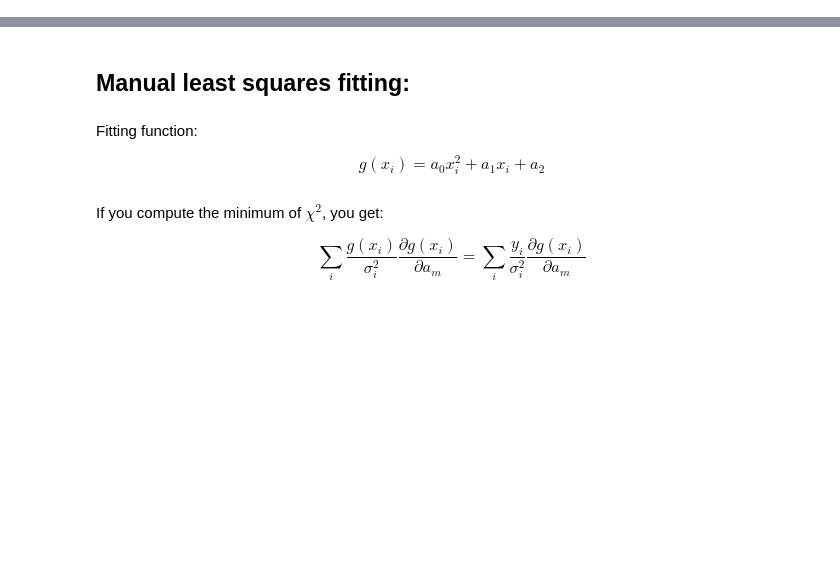
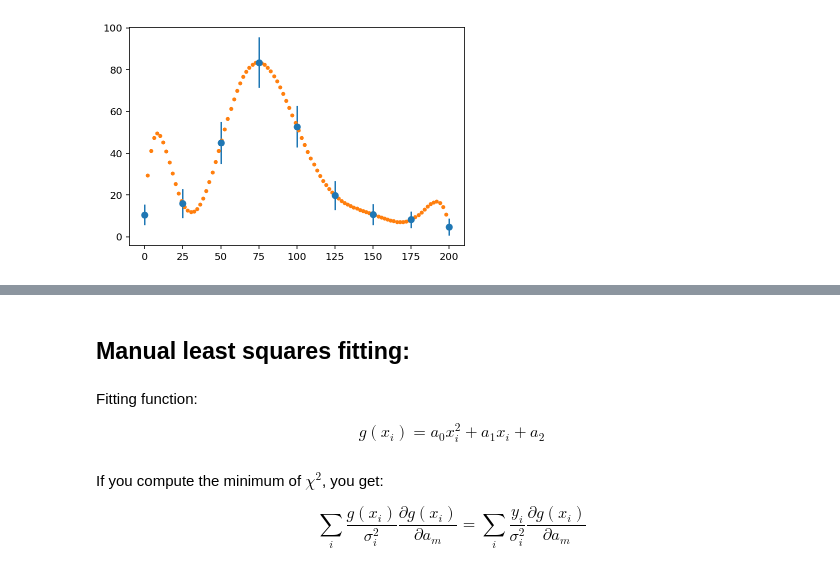
Before and after one commit to henryiii/compclass, a Jupyter notebook: classes/week6/3_fitting.ipynb, the cells around one changed output, grey strips where cells are left out. Saved outputs shown, nothing was run; the diff lists cells and outputs as text; code cells hidden in the pictures; blank space fills up the shorter version.

```diff
--- a/classes/week6/3_fitting.ipynb
+++ b/classes/week6/3_fitting.ipynb
@@ -61,5 +104,7 @@ p = interpolate.lagrange(x_data, y_data)
 # %%
 fig, ax = plt.subplots()
-ax.plot(x, p(x))
-ax.plot(x_data, y_data, 'o')
+ax.errorbar(x_data, y_data, e_data, fmt='o')
+ax.plot(x, p(x), '.')
 plt.show()
+# %% [output]
+[figure, added]
```
Also changed, not shown: parts of 48 cells of this notebook, 1 other file.
